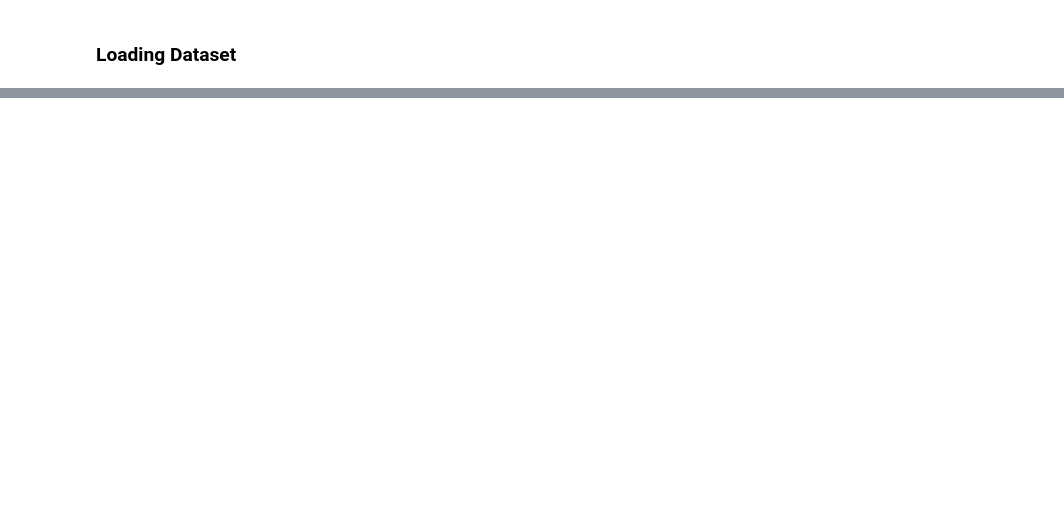
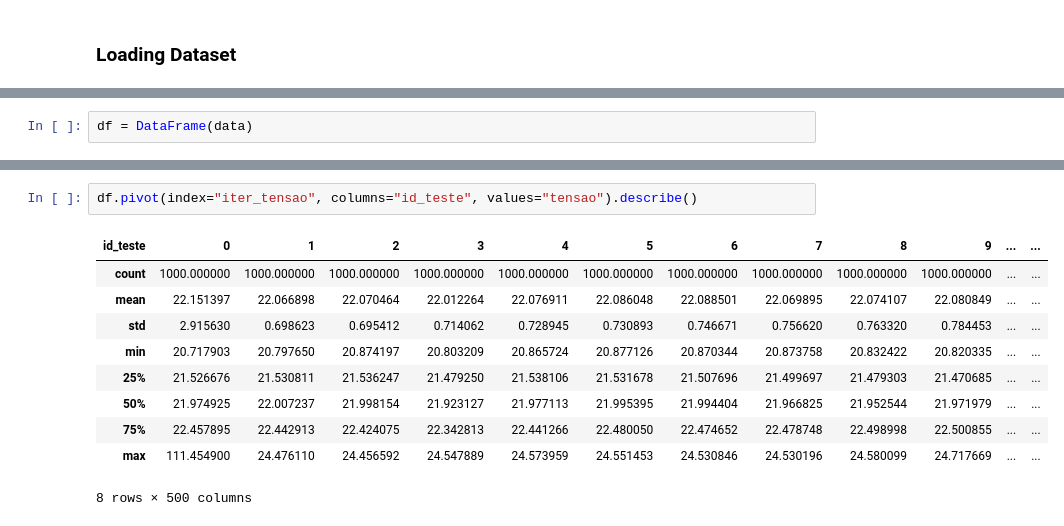
Before and after one commit to FQAlmeida/ML-Engine-Classification, a Jupyter notebook: src/main.ipynb, the cells around one changed output, grey strips where cells are left out. Saved outputs shown, nothing was run; the diff lists cells and outputs as text; blank space fills up the shorter version.

```diff
--- a/src/main.ipynb
+++ b/src/main.ipynb
@@ -18,0 +81,2 @@ BadZipFile: File is not a zip file
+# %%
+df = DataFrame(data)
@@ -18,0 +95,13 @@ BadZipFile: File is not a zip file
+# %%
+df.pivot(index="iter_tensao", columns="id_teste", values="tensao").describe()
+# %% [output]
+| id_teste | 0 | 1 | 2 | 3 | 4 | 5 | 6 | 7 | 8 | 9 | ... | ... |
+| count | 1000.000000 | 1000.000000 | 1000.000000 | 1000.000000 | 1000.000000 | 1000.000000 | 1000.000000 | 1000.000000 | 1000.000000 | 1000.000000 | ... | ... |
+| mean | 22.151397 | 22.066898 | 22.070464 | 22.012264 | 22.076911 | 22.086048 | 22.088501 | 22.069895 | 22.074107 | 22.080849 | ... | ... |
+| std | 2.915630 | 0.698623 | 0.695412 | 0.714062 | 0.728945 | 0.730893 | 0.746671 | 0.756620 | 0.763320 | 0.784453 | ... | ... |
+| min | 20.717903 | 20.797650 | 20.874197 | 20.803209 | 20.865724 | 20.877126 | 20.870344 | 20.873758 | 20.832422 | 20.820335 | ... | ... |
+| 25% | 21.526676 | 21.530811 | 21.536247 | 21.479250 | 21.538106 | 21.531678 | 21.507696 | 21.499697 | 21.479303 | 21.470685 | ... | ... |
+| 50% | 21.974925 | 22.007237 | 21.998154 | 21.923127 | 21.977113 | 21.995395 | 21.994404 | 21.966825 | 21.952544 | 21.971979 | ... | ... |
+| 75% | 22.457895 | 22.442913 | 22.424075 | 22.342813 | 22.441266 | 22.480050 | 22.474652 | 22.478748 | 22.498998 | 22.500855 | ... | ... |
+| max | 111.454900 | 24.476110 | 24.456592 | 24.547889 | 24.573959 | 24.551453 | 24.530846 | 24.530196 | 24.580099 | 24.717669 | ... | ... |
+8 rows × 500 columns
```
Also changed, not shown: parts of 13 cells of this notebook, 2 other files.
